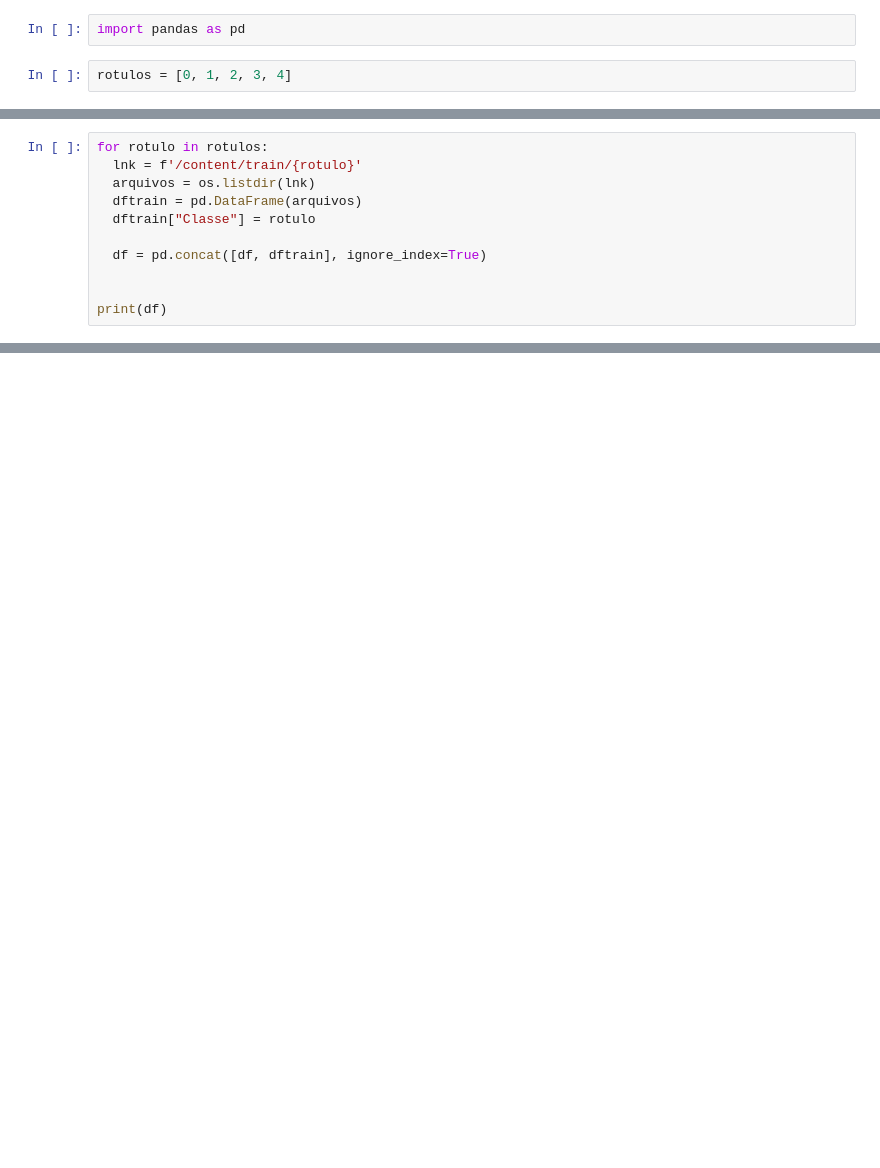
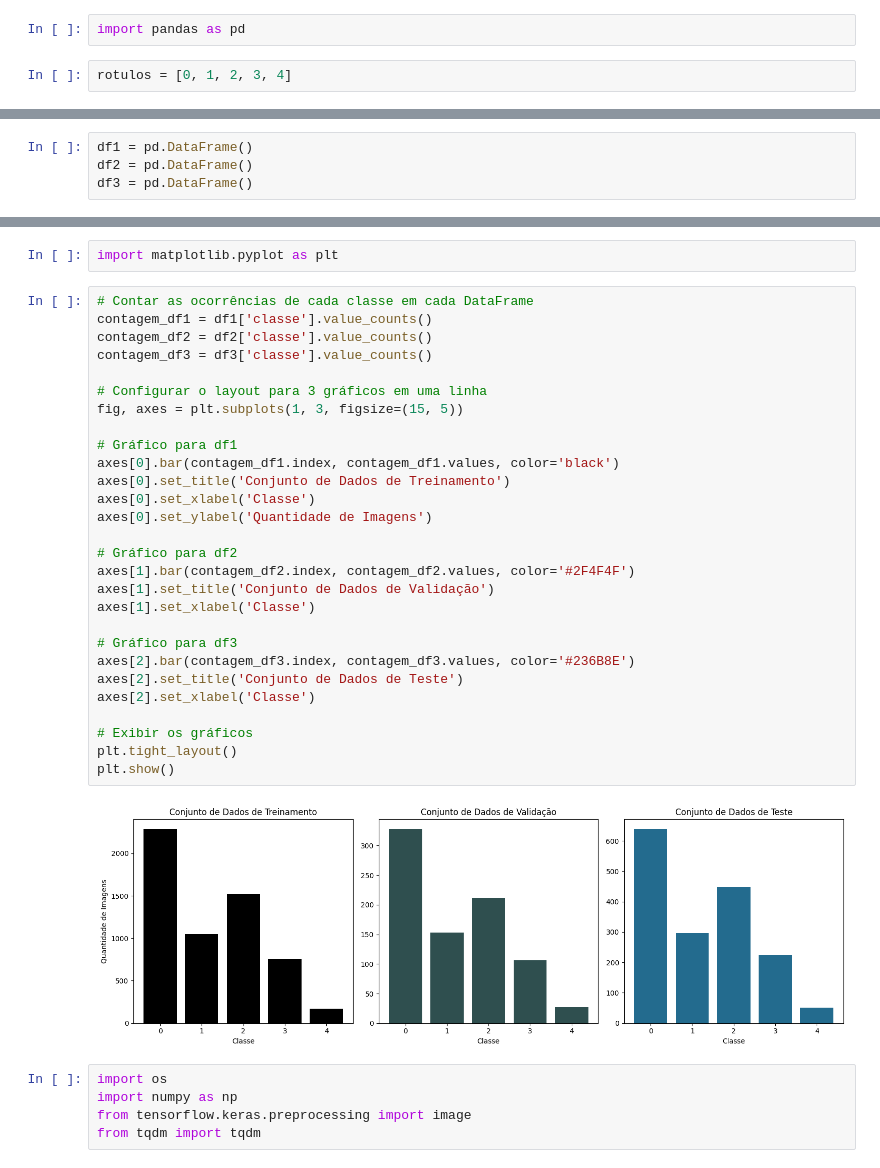
Before and after one commit to leonaardoas/Knee-Osteoarthritis, a Jupyter notebook: Knee_Osteoarthritis.ipynb, the cells around one changed output, grey strips where cells are left out. Drawn from its saved outputs; the diff is of its cells as text; blank space fills up the shorter version.

```diff
--- a/Knee_Osteoarthritis.ipynb
+++ b/Knee_Osteoarthritis.ipynb
@@ -34,11 +77,4 @@ df = pd.DataFrame()
-# %%
-for rotulo in rotulos:
-  lnk = f'/content/train/{rotulo}'
-  arquivos = os.listdir(lnk)
-  dftrain = pd.DataFrame(arquivos)
-  dftrain["Classe"] = rotulo
-
-  df = pd.concat([df, dftrain], ignore_index=True)
-
-
-print(df)
+# %%
+df1 = pd.DataFrame()
+df2 = pd.DataFrame()
+df3 = pd.DataFrame()
@@ -44,0 +105,37 @@ print(df)
+# %%
+import matplotlib.pyplot as plt
+# %%
+# Contar as ocorrências de cada classe em cada DataFrame
+contagem_df1 = df1['classe'].value_counts()
+contagem_df2 = df2['classe'].value_counts()
+contagem_df3 = df3['classe'].value_counts()
+
+# Configurar o layout para 3 gráficos em uma linha
+fig, axes = plt.subplots(1, 3, figsize=(15, 5))
+
+# Gráfico para df1
+axes[0].bar(contagem_df1.index, contagem_df1.values, color='black')
+axes[0].set_title('Conjunto de Dados de Treinamento')
+axes[0].set_xlabel('Classe')
+axes[0].set_ylabel('Quantidade de Imagens')
+
+# Gráfico para df2
+axes[1].bar(contagem_df2.index, contagem_df2.values, color='#2F4F4F')
+axes[1].set_title('Conjunto de Dados de Validação')
+axes[1].set_xlabel('Classe')
+
+# Gráfico para df3
+axes[2].bar(contagem_df3.index, contagem_df3.values, color='#236B8E')
+axes[2].set_title('Conjunto de Dados de Teste')
+axes[2].set_xlabel('Classe')
+
+# Exibir os gráficos
+plt.tight_layout()
+plt.show()
+# %% [output]
+[figure, added]
+# %%
+import os
+import numpy as np
+from tensorflow.keras.preprocessing import image
+from tqdm import tqdm
```
Also changed, not shown: parts of 12 cells of this notebook.
